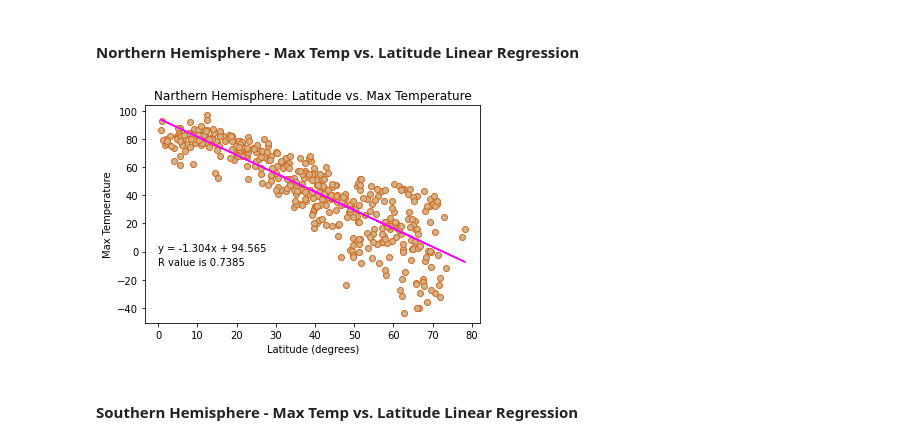
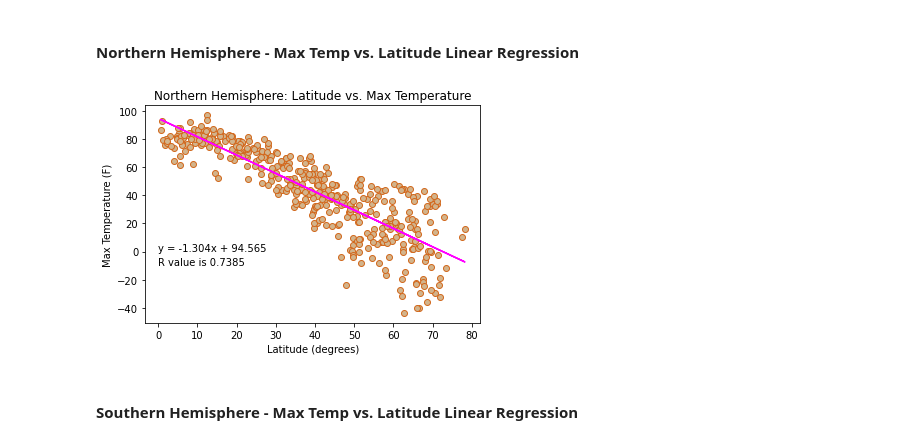
Before and after one commit to ptsaitta/python-api-challenge, a Jupyter notebook: WeatherPy.ipynb, the cells around one changed output. Drawn from its saved outputs; the diff is of its cells as text; code cells hidden in the pictures.

```diff
--- a/WeatherPy.ipynb
+++ b/WeatherPy.ipynb
@@ -334,10 +334,11 @@ plt.show()
 ## Linear Regression
 # %%
 #Need to build a linear regression model
-#function will have 5 inputs - x values, y values, y axis label (since it changes), title, and specifying where to put the annotations
+#function will have 6 inputs - x values, y values, y axis label (since it changes), title, and 2 coordinates specifying where to put the annotations
 #anchor is for line text, anchor_2 is for R value text
+#added seventh variable for output figure name
 
-def linear_regression_model(x, y, y_axis_label, title, anchor, anchor_2):
+def linear_regression_model(x, y, y_axis_label, title, anchor, anchor_2, fig_name):
 
     #run regression and then plot
     #scipy.stats.linregress returns slope, intercept, rvalue, pvalue, and stderr
@@ -349,32 +350,35 @@ def linear_regression_model(x, y, y_axis_label, title, anchor, anchor_2):
     rounded_rvalue_squared = round((rvalue**2), 4)
     line = f"y = {rounded_slope}x + {rounded_intercept}"  #Rounded values so it would fit on plot..
 
-    #plot data
+    #plot data and overlay linear regression data
 
     plt.scatter(x, y, color="tan", edgecolor="chocolate", linewidths=1)
     plt.plot(x, regression_data, color="fuchsia")
-    plt.annotate(line,anchor)
-    plt.annotate(f"R value is {rounded_rvalue_squared}", anchor_2)
+    plt.annotate(line,anchor)  #displays line on plot anchored and point 'anchor'
+    plt.annotate(f"R value is {rounded_rvalue_squared}", anchor_2) #displays R value
     plt.xlabel("Latitude (degrees)")
     plt.ylabel(y_axis_label)
     plt.title(title)
+    plt.savefig(f"output_data/{fig_name}")
     plt.show()
 # %% [markdown]
 ####  Northern Hemisphere - Max Temp vs. Latitude Linear Regression
 # %%
-#use function above to generate plot, making sure the 5 variables are put in correctly
-#first plit data into north and south hemisphere data (give north lat = 0)
+#use function above to generate plot, making sure the variables are put in correctly
+#first split data into north and south hemisphere data (give north points where lat = 0)
 
 north_df = city_data_df.loc[(city_data_df["Latitude"] >= 0)]
 south_df = city_data_df.loc[(city_data_df["Latitude"] < 0)]
 
 #construct North Lat vs Max Temp plot
 
 x = north_df["Latitude"]
 y = north_df["Max Temperature"]
 
-linear_regression_model(x, y, "Max Temperature", "Narthern Hemisphere: Latitude vs. Max Temperature", (0, 0), (0, -10))
+linear_regression_model(x, y, "Max Temperature (F)", "Northern Hemisphere: Latitude vs. Max Temperature", (0, 0), (0, -10), "Fig_5.png")
+
+#plot shows significant inverse relationship between Laitutde and Max Temp - the higher the latitude, the lower the max temp
 # %% [output]
-[figure, old version]
+[figure, new version]
 # %% [markdown]
 ####  Southern Hemisphere - Max Temp vs. Latitude Linear Regression
```
Also changed, not shown: parts of 14 cells of this notebook, 8 other files.
